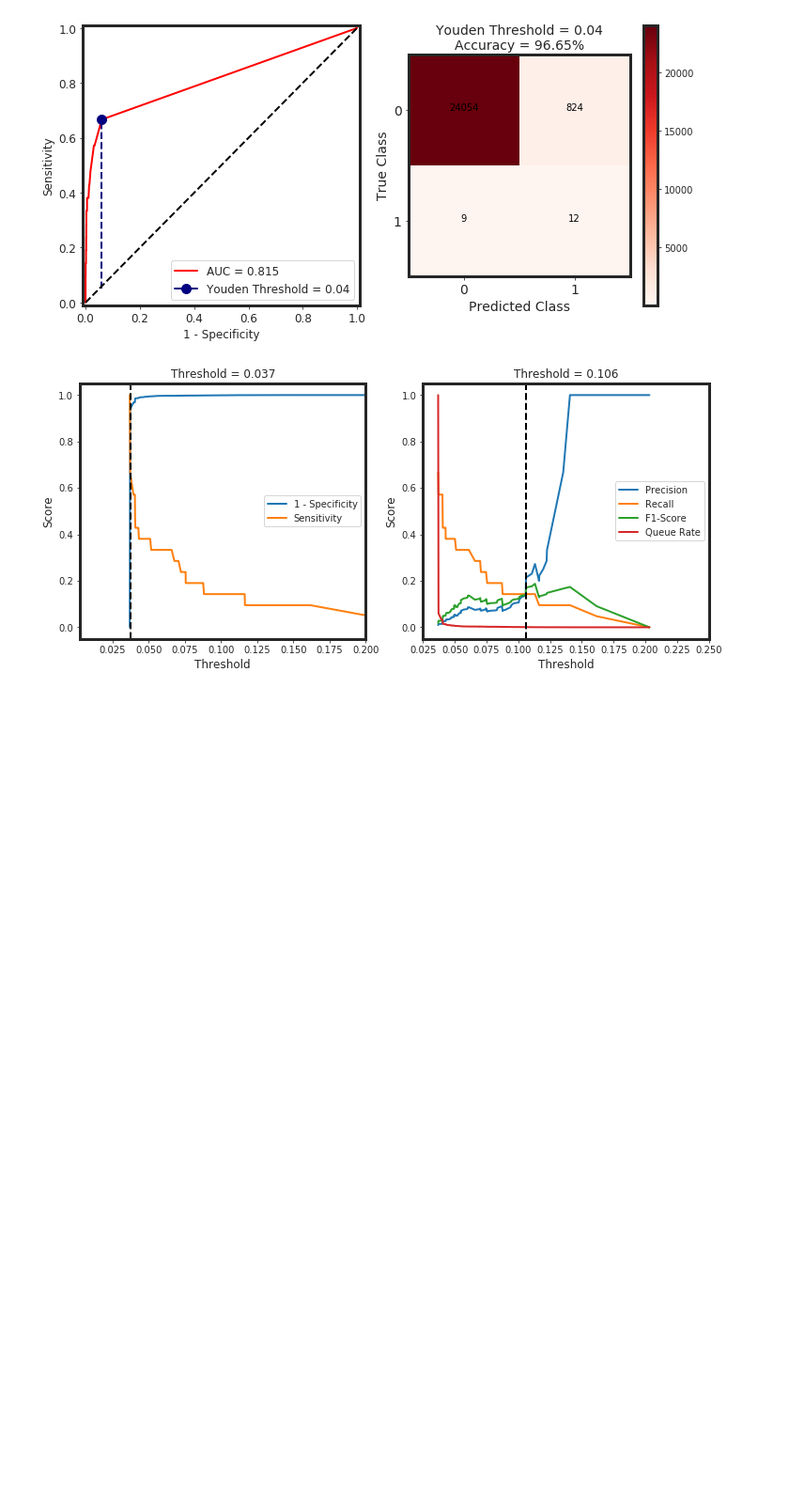
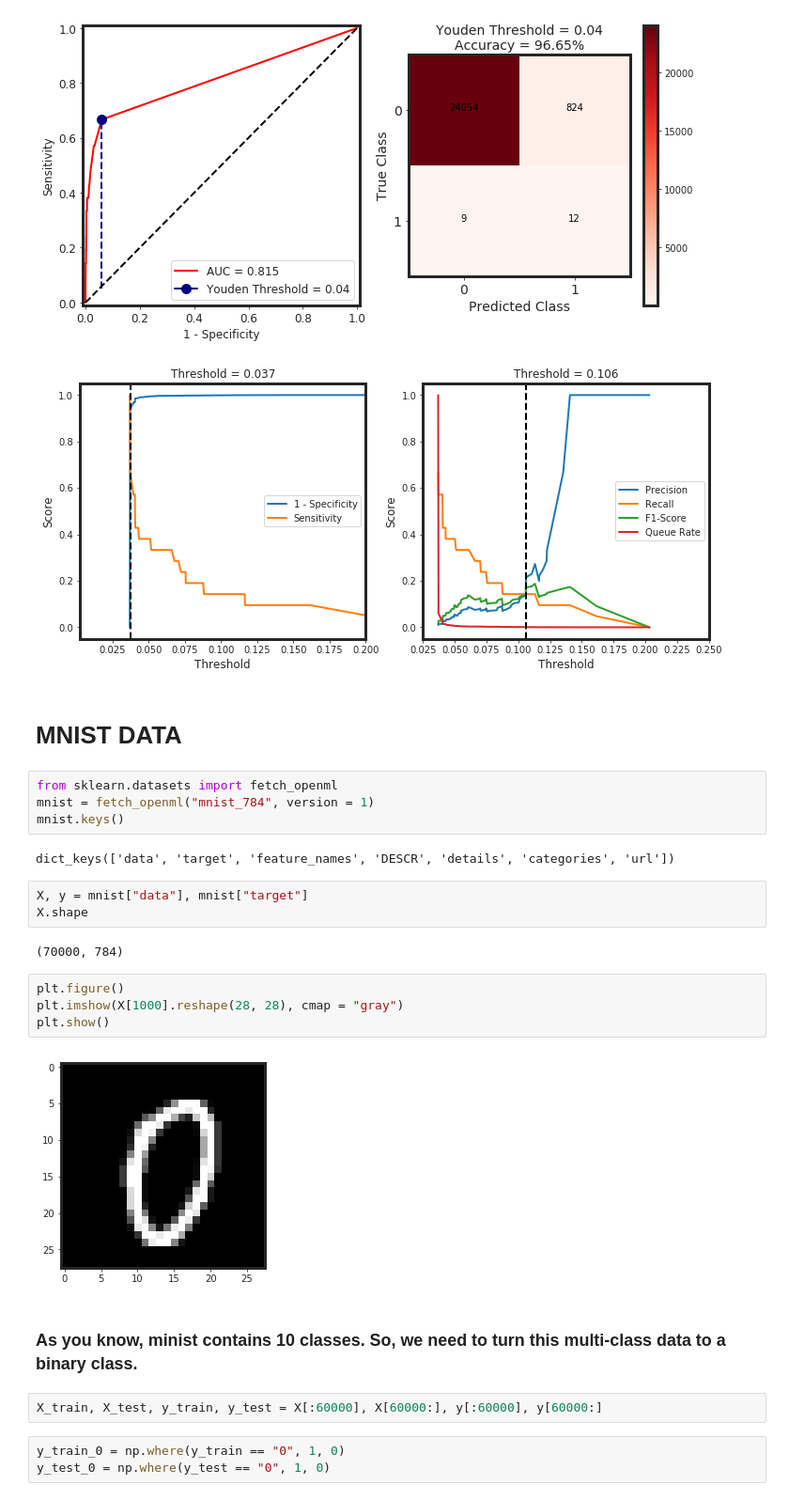
Before and after one commit to amirhessam88/amirhessam88.github.io, a Jupyter notebook: notebooks/finding-thresholds.ipynb, the cells around one changed output. Shown: that part at 94% size. Drawn from its saved outputs; the diff is of its cells as text; blank space fills up the shorter version.

Commit message:
adding mnist to finding thresholds

```diff
--- a/notebooks/finding-thresholds.ipynb
+++ b/notebooks/finding-thresholds.ipynb
@@ -253,3 +255,29 @@ _threshold_finder(model = model, X = X_test, y_true = y_test)
 # %% [output]
 [figure]
 [figure]
+# %% [markdown]
+# MNIST DATA
+# %%
+from sklearn.datasets import fetch_openml
+mnist = fetch_openml("mnist_784", version = 1)
+mnist.keys()
+# %% [output]
+dict_keys(['data', 'target', 'feature_names', 'DESCR', 'details', 'categories', 'url'])
+# %%
+X, y = mnist["data"], mnist["target"]
+X.shape
+# %% [output]
+(70000, 784)
+# %%
+plt.figure()
+plt.imshow(X[1000].reshape(28, 28), cmap = "gray")
+plt.show()
+# %% [output]
+[figure, added]
+# %% [markdown]
+### As you know, minist contains 10 classes. So, we need to turn this multi-class data to a binary class.
+# %%
+X_train, X_test, y_train, y_test = X[:60000], X[60000:], y[:60000], y[60000:]
+# %%
+y_train_0 = np.where(y_train == "0", 1, 0)
+y_test_0 = np.where(y_test == "0", 1, 0)
```
Also changed, not shown: parts of 4 cells of this notebook, 6 other files.
